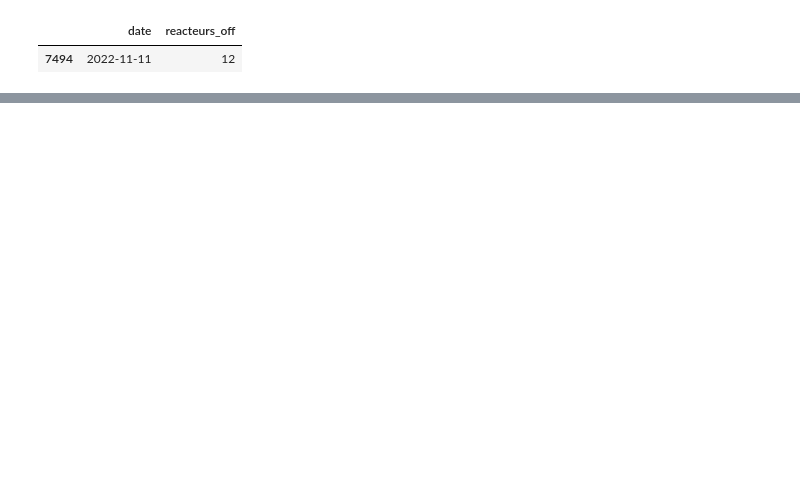
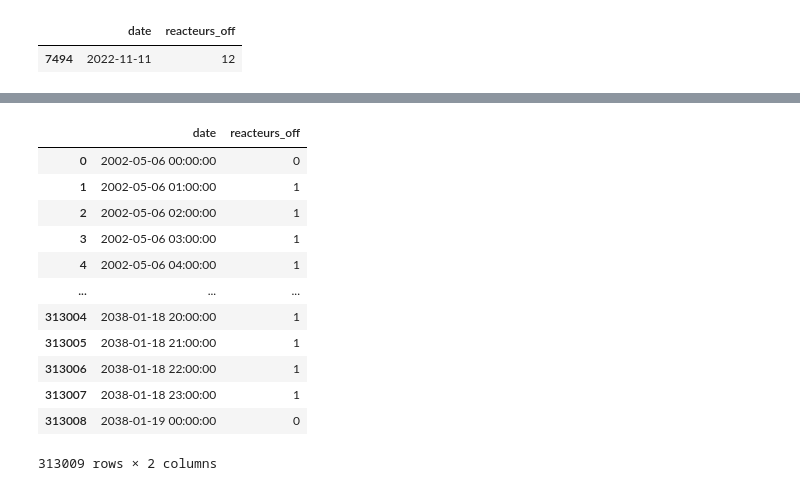
Before and after one commit to dodofit/fil_rouge, a Jupyter notebook: notebook_projet/dorian/web_scrapping_maintenance.ipynb, the cells around one changed output, grey strips where cells are left out. Drawn from its saved outputs; the diff is of its cells as text; code cells hidden in the pictures; blank space fills up the shorter version.

```diff
--- a/notebook_projet/dorian/web_scrapping_maintenance.ipynb
+++ b/notebook_projet/dorian/web_scrapping_maintenance.ipynb
@@ -147,3 +147,4 @@ Name: date_redem, Length: 522, dtype: datetime64[ns]
 # %%
 #today = pd.to_datetime("today")
 date_index = pd.date_range(start=sort_ar[0], end=sort_red[0], freq='D')
+date_index_hourly = pd.date_range(start=sort_ar[0], end=sort_red[0], freq='h')
@@ -179,0 +199,28 @@ df_arr.loc[df_arr['date']==pd.to_datetime('11/11/2022')]
+# %%
+rn_off_hourly=[]
+for hour in date_index_hourly:
+    check = (df_rn['date_arret']<hour)&(hour<df_rn['date_redem'])
+    ind = check.value_counts().index
+    if True in ind:
+        off = check.value_counts()[1]
+    else:
+        off=0
+    rn_off_hourly.append([hour, off])
+rn_off_ar_h = np.array(rn_off_hourly)
+df_arr_hourly = pd.DataFrame(rn_off_hourly, columns=['date', 'reacteurs_off'])
+# %%
+df_arr_hourly
+# %% [output]
+|  | date | reacteurs_off |
+| 0 | 2002-05-06 00:00:00 | 0 |
+| 1 | 2002-05-06 01:00:00 | 1 |
+| 2 | 2002-05-06 02:00:00 | 1 |
+| 3 | 2002-05-06 03:00:00 | 1 |
+| 4 | 2002-05-06 04:00:00 | 1 |
+| ... | ... | ... |
+| 313004 | 2038-01-18 20:00:00 | 1 |
+| 313005 | 2038-01-18 21:00:00 | 1 |
+| 313006 | 2038-01-18 22:00:00 | 1 |
+| 313007 | 2038-01-18 23:00:00 | 1 |
+| 313008 | 2038-01-19 00:00:00 | 0 |
+313009 rows × 2 columns
```
Also changed, not shown: parts of 6 cells of this notebook.
